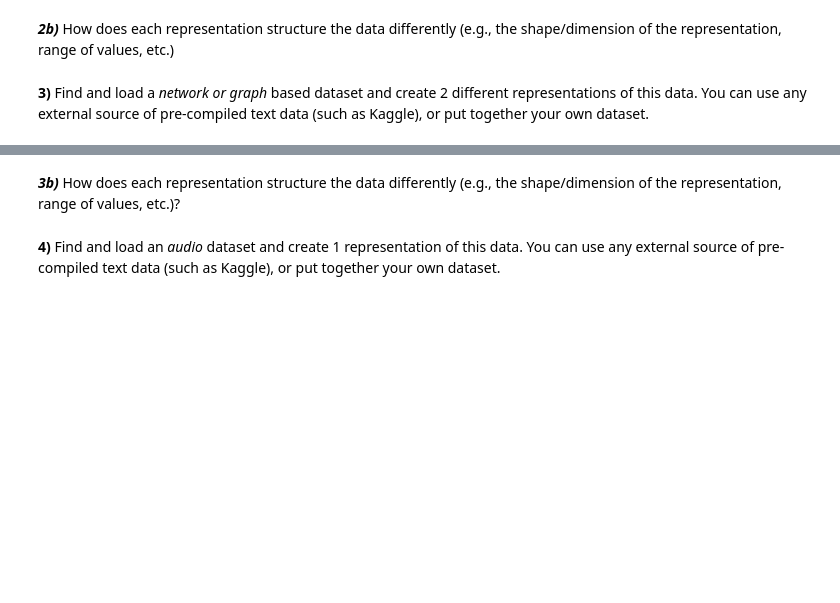
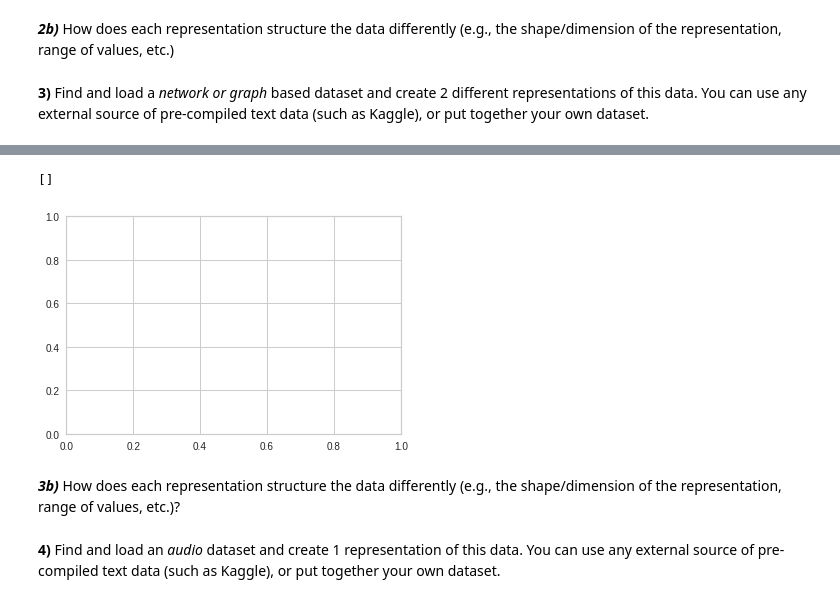
Before and after one commit to sabinahartnett/Tutorials-Homework-Notebooks, a Jupyter notebook: Week 3/SH_tutorial_1_representing_diverse_data.ipynb, the cells around one changed output, grey strips where cells are left out. Drawn from its saved outputs; the diff is of its cells as text; code cells hidden in the pictures; blank space fills up the shorter version.

```diff
--- a/Week 3/SH_tutorial_1_representing_diverse_data.ipynb
+++ b/Week 3/SH_tutorial_1_representing_diverse_data.ipynb
@@ -1850,3 +2112,22 @@ imagerepresentations= 'something' #@param {type:"string"}
+# %%
+small_edges = []
+#for edge in article_edges.iterrows():
+for edge in article_edges:
+  #print(edge)
+  if edge[0] in small_nodes['id'] and edge[1] in small_nodes['id']:
+    temp_tup = [int(edge[0]), int(edge[1])]
+    small_edges.append(tuple((temp_tup)))
+# %%
+G_small = nx.Graph()
+G_small.add_nodes_from((small_nodes['id']))
+G_small.add_edges_from(small_edges)
+# %%
+pos = nx.random_layout(G_small)
+nx.draw_networkx_nodes(G_small, pos, node_size=80)
+nx.draw_networkx_edges(G_small, pos)
+# %% [output]
+[]
+[figure, added]
 # %% [markdown]
 ***3b)*** How does each representation structure the data differently (e.g., the shape/dimension of the representation, range of values, etc.)?
 # %%
```
Also changed, not shown: parts of 40 cells of this notebook.
